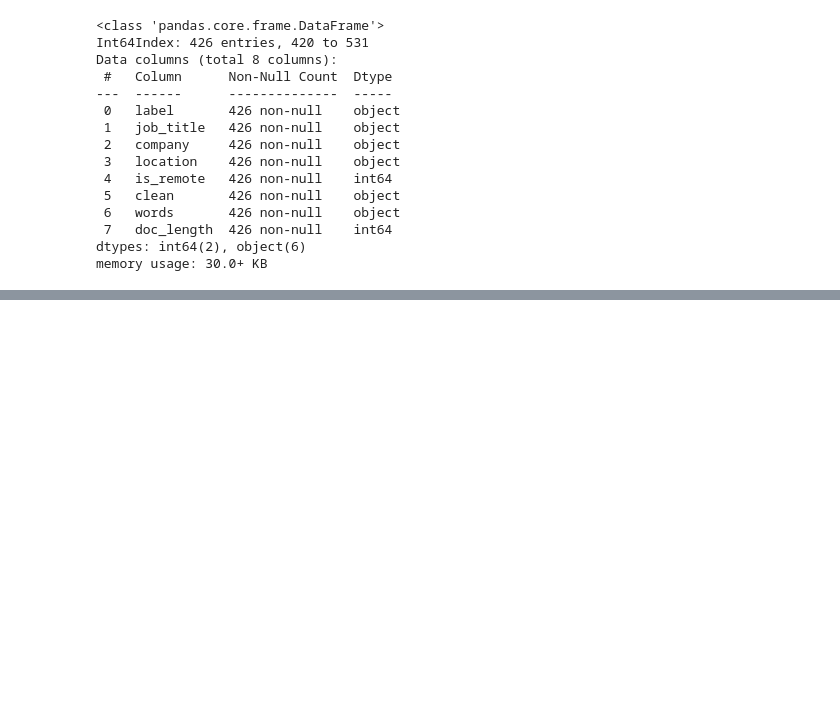
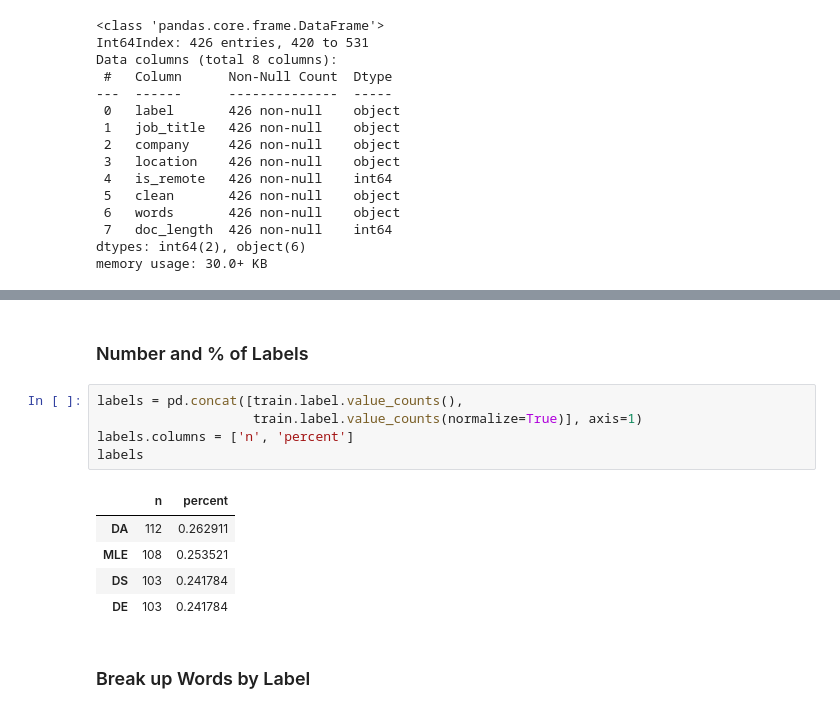
Before and after one commit to Brandon-Martinez27/data-job-resume-booster, a Jupyter notebook: explore.ipynb, the cells around one changed output, grey strips where cells are left out. Cells and saved outputs as stored; diff of their text form; blank space fills up the shorter version.

Commit message:
looked at distribution, summarized word list for each label

```diff
--- a/explore.ipynb
+++ b/explore.ipynb
@@ -80,3 +80,18 @@ train.head()
 | 426 | DE | Data Engineer I or II - Can Be Re... | Associated Bank | Milwaukee, WI | 1 | associated bank equal opportunity... | [associated, bank, equal, opportu... | 366 |
 | 170 | DS | Associate Data Scientist | Gap Inc. | United States | 0 | gap inc brand bridge gap see worl... | [gap, inc, brand, bridge, gap, se... | 337 |
 | 581 | MLE | Automation/Artificial Intelligenc... | LOCKHEED MARTIN CORPORATION | Littleton, CO 80125 | 0 | coolest job planet lockheed marti... | [coolest, job, planet, lockheed, ... | 499 |
+# %% [markdown]
+### Number and % of Labels
+# %%
+labels = pd.concat([train.label.value_counts(),
+                    train.label.value_counts(normalize=True)], axis=1)
+labels.columns = ['n', 'percent']
+labels
+# %% [output]
+|  | n | percent |
+| DA | 112 | 0.262911 |
+| MLE | 108 | 0.253521 |
+| DS | 103 | 0.241784 |
+| DE | 103 | 0.241784 |
+# %% [markdown]
+### Break up Words by Label
```
Also changed, not shown: parts of 4 cells of this notebook.
